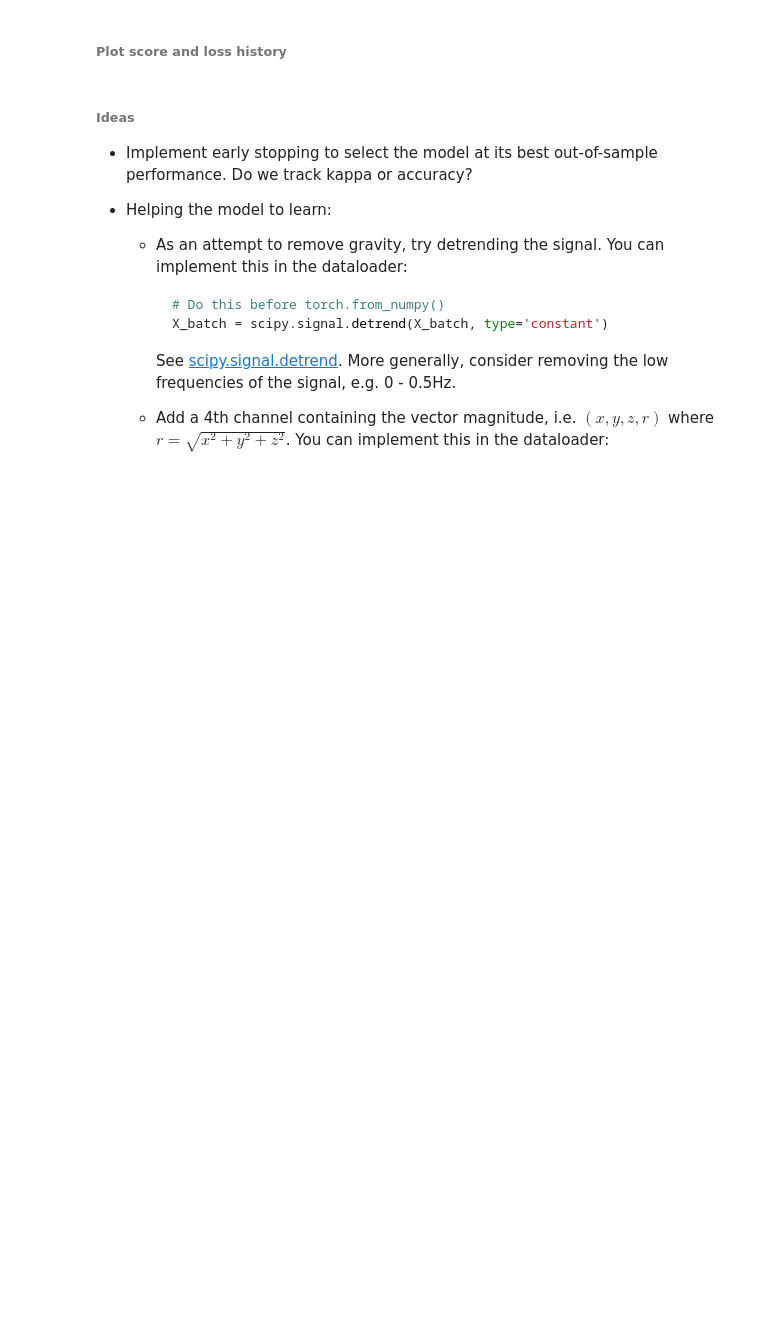
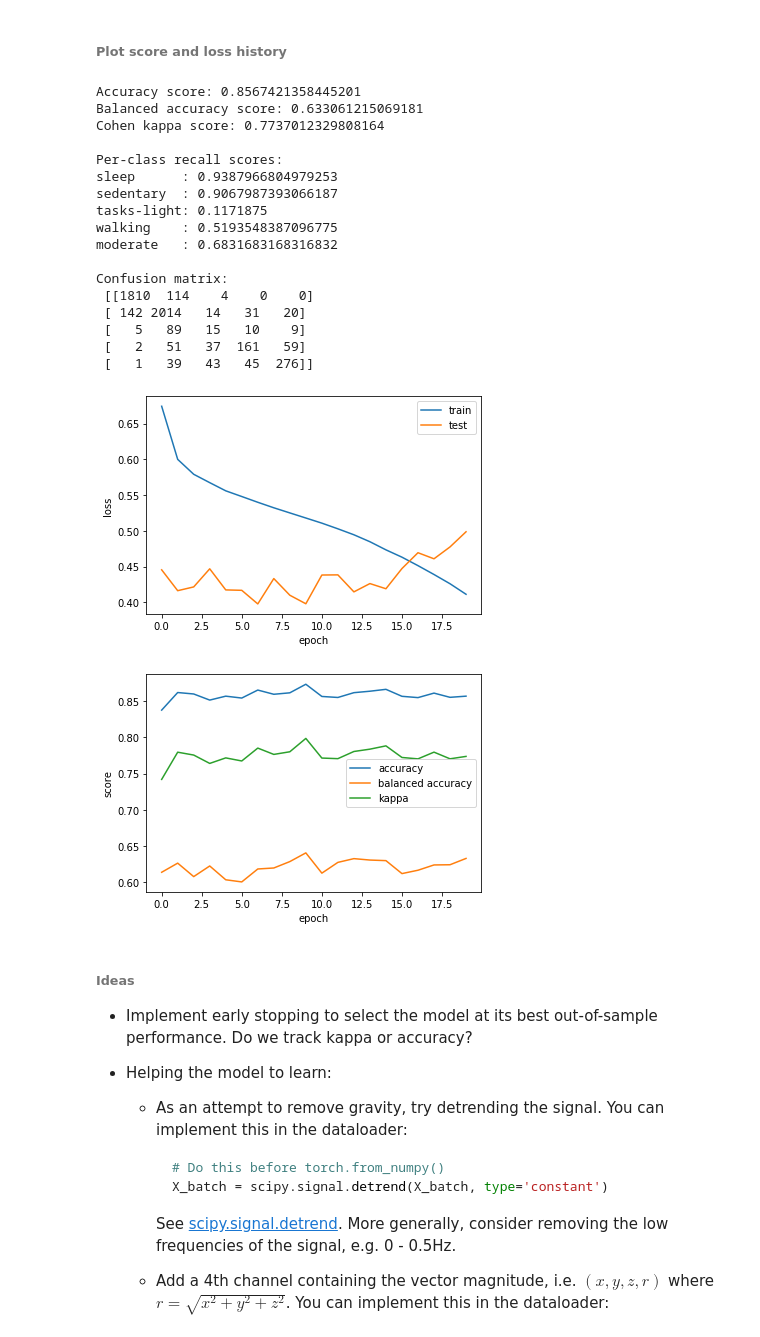
Before and after one commit to OxWearables/Oxford_Wearables_Activity_Recognition, a Jupyter notebook: 4-Neural_networks.ipynb, the cells around one changed output. Drawn from its saved outputs; the diff is of its cells as text; code cells hidden in the pictures; blank space fills up the shorter version.

```diff
--- a/4-Neural_networks.ipynb
+++ b/4-Neural_networks.ipynb
@@ -185,9 +185,8 @@ def evaluate_model(cnn, prior, emission, transition, X, y, pid=None):
     y_pred = torch.argmax(Y_pred, dim=1)  # convert to classes
     y_pred = y_pred.cpu().numpy()  # cast to numpy array
     y_pred = utils.viterbi(y_pred, prior, emission, transition)  # HMM smoothing
-    kappa = utils.cohen_kappa_score(y, y_pred, pid)
-    accuracy = utils.accuracy_score(y, y_pred, pid)
-    return loss, kappa, accuracy
+    scores = utils.compute_scores(y, y_pred)
+    return loss, scores
 # %% [markdown]
 ###### Hyperparameters, model instantiation, loss function and optimizer
 
@@ -234,9 +233,10 @@ CNN(
 
 Training via mini-batch gradient descent begins here. We loop through the training set `num_epoch` times with the `dataloader` iterator.
 # %%
+accuracy_history = []
+balanced_accuracy_history = []
+kappa_history = []
 loss_history = []
-kappa_history = []
-accuracy_history = []
 loss_history_train = []
 for i in tqdm(range(num_epoch)):
     dataloader = create_dataloader(X_train, y_train, batch_size, shuffle=True)
@@ -267,12 +267,13 @@ for i in tqdm(range(num_epoch)):
     prior, emission, transition = train_hmm(cnn, X_train, y_train)
 
     # Logging -- evalutate performance on test set
-    loss_test, kappa_test, accuracy_test = evaluate_model(
+    loss_test, scores_test = evaluate_model(
         cnn, prior, emission, transition, X_test, y_test, pid_test
     )
     loss_history.append(loss_test)
-    kappa_history.append(kappa_test)
-    accuracy_history.append(accuracy_test)
+    accuracy_history.append(scores_test['accuracy'])
+    balanced_accuracy_history.append(scores_test['balanced_accuracy'])
+    kappa_history.append(scores_test['kappa'])
 # %% [output]
 [interactive output not drawn]
 # %% [markdown]
@@ -280,23 +281,45 @@ for i in tqdm(range(num_epoch)):
 # %%
 # Loss history
 fig, ax = plt.subplots()
 ax.plot(loss_history_train, color='C0', label='train')
 ax.plot(loss_history, color='C1', label='test')
 ax.set_ylabel('loss')
 ax.set_xlabel('epoch')
 ax.legend()
 fig.show()
 
-# Kappa and accuracy history
-fig, (ax1, ax2) = plt.subplots(nrows=2, ncols=1, sharex=True, sharey=True)
-ax1.plot(kappa_history, color='C2', label='test')
-ax1.set_ylabel('kappa')
-ax1.legend()
-ax2.plot(accuracy_history, color='C2', label='test')
-ax2.set_ylabel('accuracy')
-ax2.set_xlabel('epoch')
-ax2.legend()
+# Scores history
+fig, ax = plt.subplots()
+ax.plot(accuracy_history, label='accuracy')
+ax.plot(balanced_accuracy_history, label='balanced accuracy')
+ax.plot(kappa_history, label='kappa')
+ax.set_ylabel('score')
+ax.set_xlabel('epoch')
+ax.legend()
 fig.show()
+
+# Scores details -- last epoch
+utils.print_scores(scores_test)
+# %% [output]
+Accuracy score: 0.8567421358445201
+Balanced accuracy score: 0.633061215069181
+Cohen kappa score: 0.7737012329808164
+
+Per-class recall scores:
+sleep      : 0.9387966804979253
+sedentary  : 0.9067987393066187
+tasks-light: 0.1171875
+walking    : 0.5193548387096775
+moderate   : 0.6831683168316832
+
+Confusion matrix:
+ [[1810  114    4    0    0]
+ [ 142 2014   14   31   20]
+ [   5   89   15   10    9]
+ [   2   51   37  161   59]
+ [   1   39   43   45  276]]
+[figure, added]
+[figure, added]
 # %% [markdown]
 ###### Ideas
 - Implement early stopping to select the model at its best out-of-sample performance. Do we track kappa or accuracy?
```
Also changed, not shown: 5 other files.
